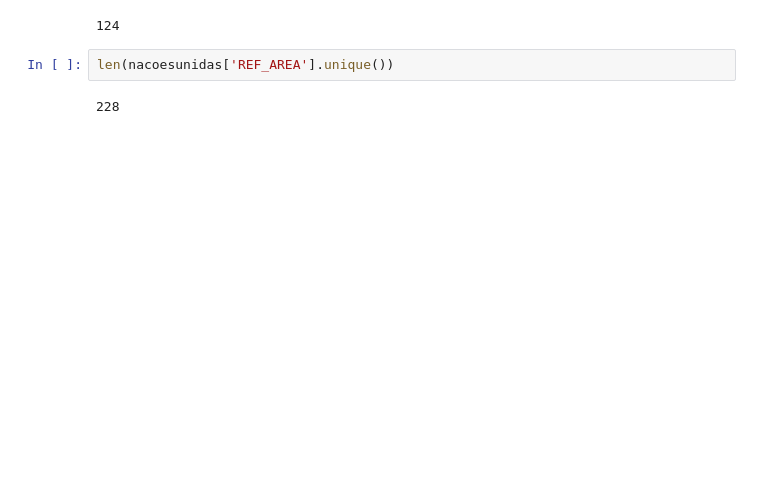
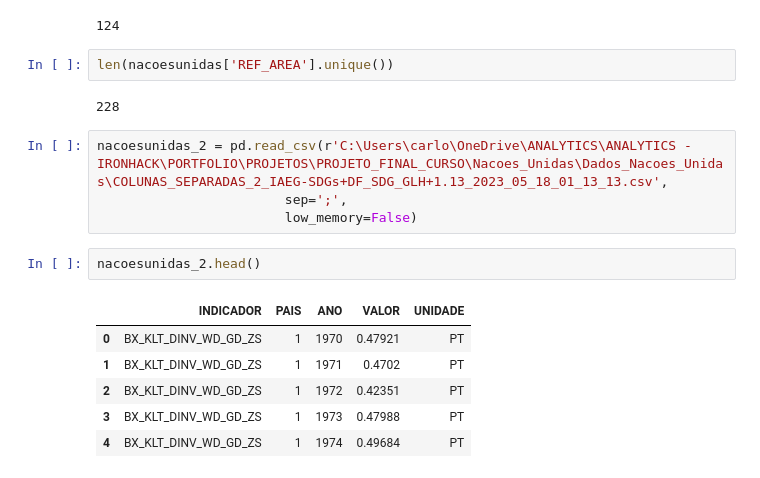
Before and after one commit to carlosferreirareis/Nacoes_Unidas, a Jupyter notebook: Nacoes_Unidas.ipynb, the cells around one changed output. Saved outputs shown, nothing was run; the diff lists cells and outputs as text; blank space fills up the shorter version.

Commit message:
Avanço no código, limpeza dos dados

```diff
--- a/Nacoes_Unidas.ipynb
+++ b/Nacoes_Unidas.ipynb
@@ -518,3 +505,16 @@ len(nacoes_poverty['REF_AREA'].unique())
 len(nacoesunidas['REF_AREA'].unique())
 # %% [output]
 228
+# %%
+nacoesunidas_2 = pd.read_csv(r'C:\Users\carlo\OneDrive\ANALYTICS\ANALYTICS - IRONHACK\PORTFOLIO\PROJETOS\PROJETO_FINAL_CURSO\Nacoes_Unidas\Dados_Nacoes_Unidas\COLUNAS_SEPARADAS_2_IAEG-SDGs+DF_SDG_GLH+1.13_2023_05_18_01_13_13.csv',
+                        sep=';',
+                        low_memory=False)
+# %%
+nacoesunidas_2.head()
+# %% [output]
+|  | INDICADOR | PAIS | ANO | VALOR | UNIDADE |
+| 0 | BX_KLT_DINV_WD_GD_ZS | 1 | 1970 | 0.47921 | PT |
+| 1 | BX_KLT_DINV_WD_GD_ZS | 1 | 1971 | 0.4702 | PT |
+| 2 | BX_KLT_DINV_WD_GD_ZS | 1 | 1972 | 0.42351 | PT |
+| 3 | BX_KLT_DINV_WD_GD_ZS | 1 | 1973 | 0.47988 | PT |
+| 4 | BX_KLT_DINV_WD_GD_ZS | 1 | 1974 | 0.49684 | PT |
```
Also changed, not shown: parts of 16 cells of this notebook, 1 other file.
